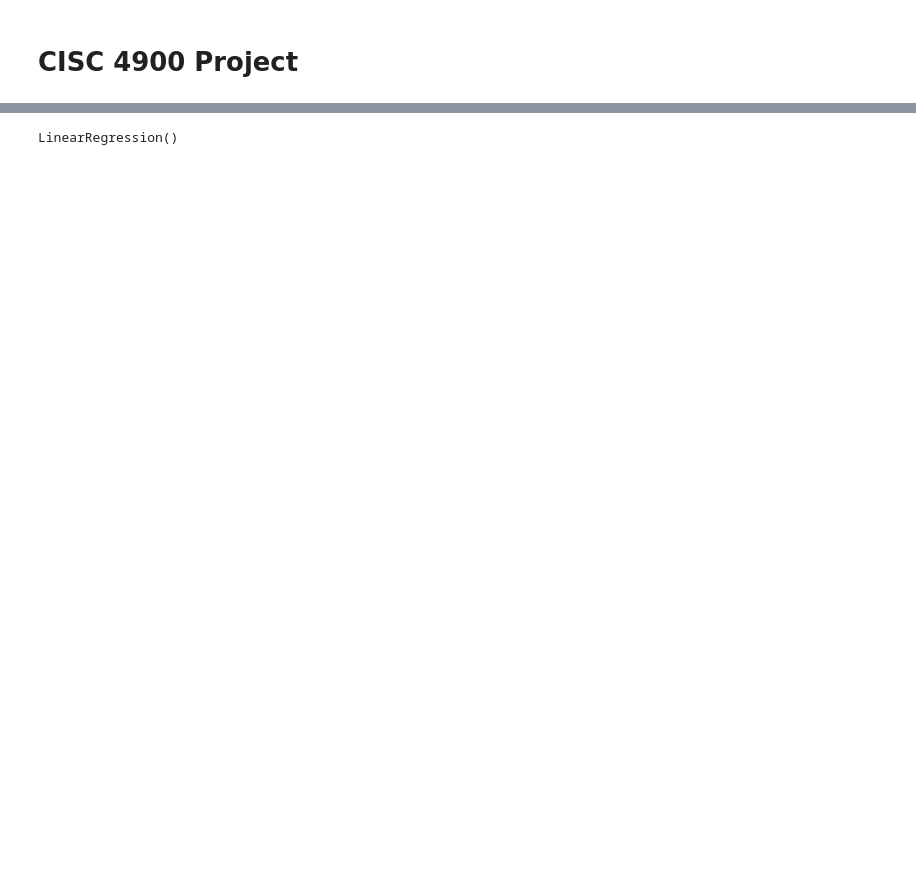
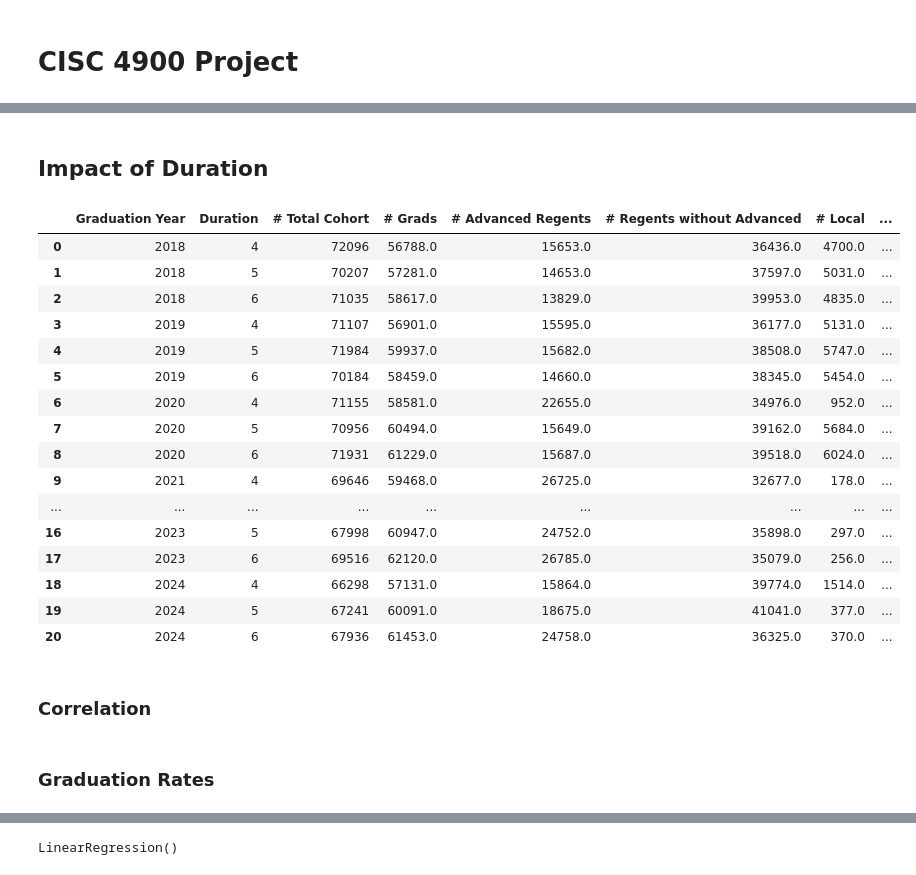
Before and after one commit to mwumigue/CISC-4900, a Jupyter notebook: CISC-4900.ipynb, the cells around one changed output, grey strips where cells are left out. Saved outputs shown, nothing was run; the diff lists cells and outputs as text; code cells hidden in the pictures; blank space fills up the shorter version.

```diff
--- a/CISC-4900.ipynb
+++ b/CISC-4900.ipynb
@@ -582,0 +116,21 @@ fig.update_layout(
+# %%
+general_graduation = general_graduation[general_graduation['Graduation Year'] > 2017]
+swd_graduation = swd_graduation[swd_graduation['Graduation Year'] > 2017]
+ethnicity_graduation = ethnicity_graduation[ethnicity_graduation['Graduation Year'] > 2017]
+ell_graduation = ell_graduation[ell_graduation['Graduation Year'] > 2017]
+poverty_graduation = poverty_graduation[poverty_graduation['Graduation Year'] > 2017]
+# %%
+def filter_data(df, columns, cluster=False):
+    agg_dict = {}
+    for column in columns:
+        agg_dict[column] = 'max'
+    agg_dict.update({
+        '# Total Cohort' : 'first',
+        'Graduation Month' : 'first'
+    })
+    if cluster:
+        filtered_data = df.groupby(['School Name', 'Category', 'Graduation Year', 'Duration', 'Cluster']).agg(agg_dict).reset_index()
+    else:
+        filtered_data = df.groupby(['School Name', 'Category', 'Graduation Year', 'Duration']).agg(agg_dict).reset_index()
+
+    return filtered_data
@@ -582,0 +187,3 @@ fig.update_layout(
+# %%
+all_graduates_general = filter_data(general_graduation, ['# Grads','# Advanced Regents', '# Regents without Advanced', '# Local', '# Still Enrolled', '# Dropout'])
+all_graduates_general
@@ -582,0 +206,9 @@ fig.update_layout(
+# %%
+def filter_graduation_data(df, columns, cluster=False):
+    agg_dict = {}
+    for column in ['# Total Cohort', '# Grads', '# Advanced Regents', '# Regents without Advanced', '# Local', '# Still Enrolled', '# Dropout']:
+        agg_dict[column] = 'sum'
+    if cluster == True:
+        columns.append('Cluster')
+    filtered_df = df.groupby(columns).agg(agg_dict).reset_index()
+    return filtered_df
@@ -582,0 +397,25 @@ fig.update_layout(
+# %% [markdown]
+## Impact of Duration
+# %%
+general_duration_data = filter_graduation_data(all_graduates_general, ['Graduation Year', 'Duration'])
+general_duration_data
+# %% [output]
+|  | Graduation Year | Duration | # Total Cohort | # Grads | # Advanced Regents | # Regents without Advanced | # Local | ... |
+| 0 | 2018 | 4 | 72096 | 56788.0 | 15653.0 | 36436.0 | 4700.0 | ... |
+| 1 | 2018 | 5 | 70207 | 57281.0 | 14653.0 | 37597.0 | 5031.0 | ... |
+| 2 | 2018 | 6 | 71035 | 58617.0 | 13829.0 | 39953.0 | 4835.0 | ... |
+| 3 | 2019 | 4 | 71107 | 56901.0 | 15595.0 | 36177.0 | 5131.0 | ... |
+| 4 | 2019 | 5 | 71984 | 59937.0 | 15682.0 | 38508.0 | 5747.0 | ... |
+| 5 | 2019 | 6 | 70184 | 58459.0 | 14660.0 | 38345.0 | 5454.0 | ... |
+| 6 | 2020 | 4 | 71155 | 58581.0 | 22655.0 | 34976.0 | 952.0 | ... |
+| 7 | 2020 | 5 | 70956 | 60494.0 | 15649.0 | 39162.0 | 5684.0 | ... |
+| 8 | 2020 | 6 | 71931 | 61229.0 | 15687.0 | 39518.0 | 6024.0 | ... |
+| 9 | 2021 | 4 | 69646 | 59468.0 | 26725.0 | 32677.0 | 178.0 | ... |
+| ... | ... | ... | ... | ... | ... | ... | ... | ... |
+| 16 | 2023 | 5 | 67998 | 60947.0 | 24752.0 | 35898.0 | 297.0 | ... |
+| 17 | 2023 | 6 | 69516 | 62120.0 | 26785.0 | 35079.0 | 256.0 | ... |
+| 18 | 2024 | 4 | 66298 | 57131.0 | 15864.0 | 39774.0 | 1514.0 | ... |
+| 19 | 2024 | 5 | 67241 | 60091.0 | 18675.0 | 41041.0 | 377.0 | ... |
+| 20 | 2024 | 6 | 67936 | 61453.0 | 24758.0 | 36325.0 | 370.0 | ... |
+# %% [markdown]
+### Correlation
@@ -582,0 +436,2 @@ fig.update_layout(
+# %% [markdown]
+### Graduation Rates
```
Also changed, not shown: parts of 269 cells of this notebook.
